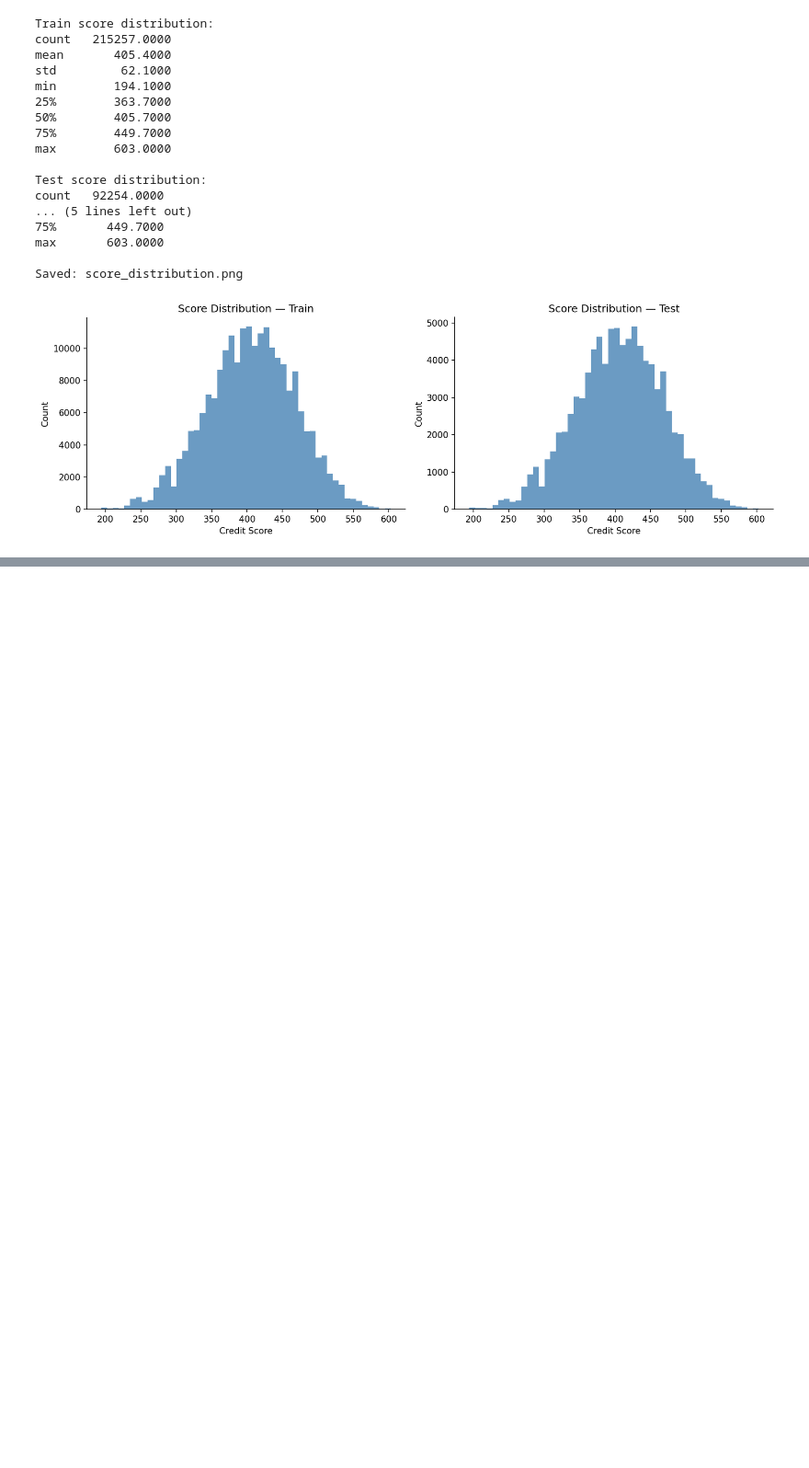
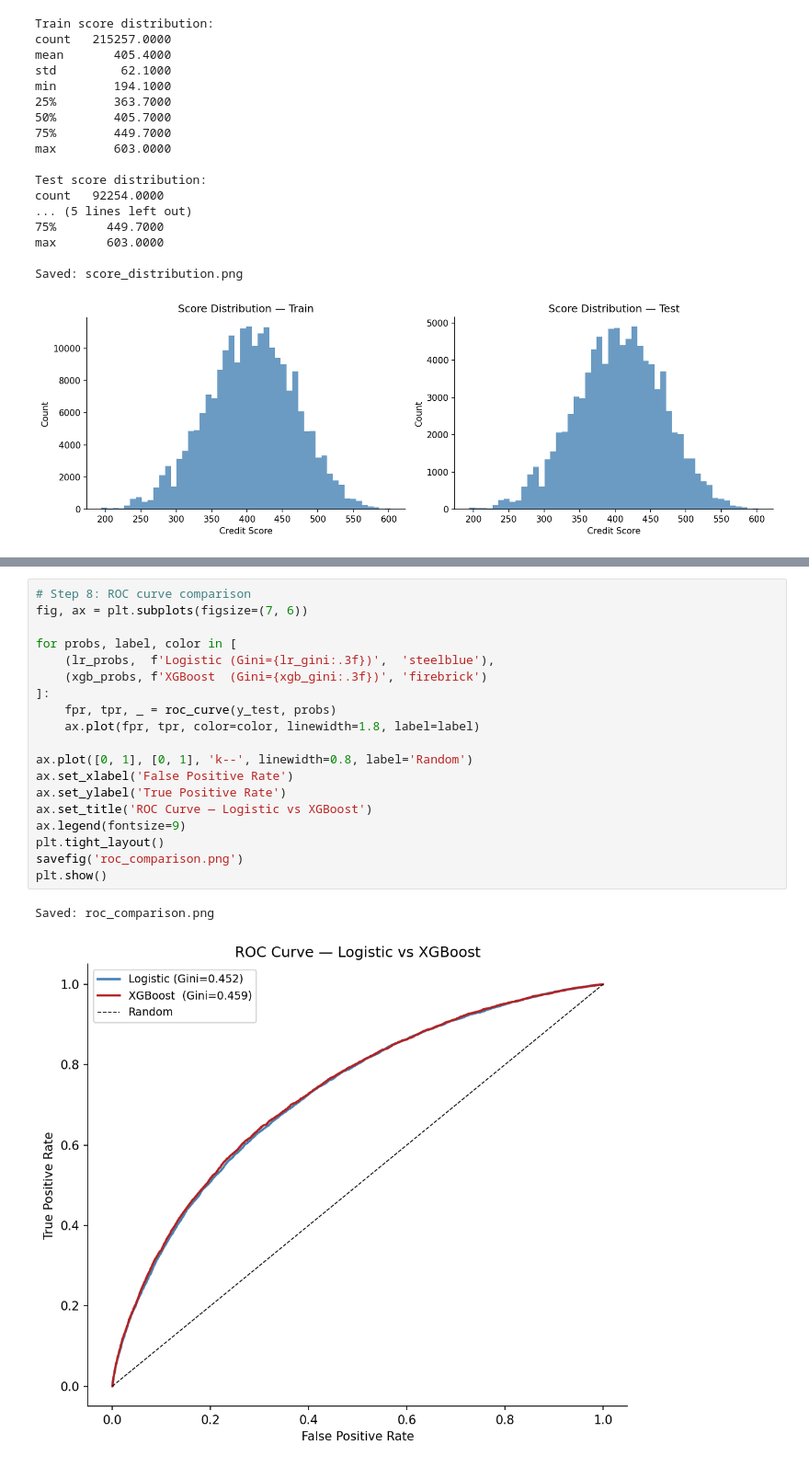
Before and after one commit to imsaichauhan/b1-credit-scoring, a Jupyter notebook: notebooks/main.ipynb, the cells around one changed output, grey strips where cells are left out. Shown at 92% size. Drawn from its saved outputs; the diff is of its cells as text; blank space fills up the shorter version.

```diff
--- a/notebooks/main.ipynb
+++ b/notebooks/main.ipynb
@@ -583,0 +640,22 @@ AttributeError: `best_iteration` is only defined when early stopping is used.
+# %%
+# Step 8: ROC curve comparison
+fig, ax = plt.subplots(figsize=(7, 6))
+
+for probs, label, color in [
+    (lr_probs,  f'Logistic (Gini={lr_gini:.3f})',  'steelblue'),
+    (xgb_probs, f'XGBoost  (Gini={xgb_gini:.3f})', 'firebrick')
+]:
+    fpr, tpr, _ = roc_curve(y_test, probs)
+    ax.plot(fpr, tpr, color=color, linewidth=1.8, label=label)
+
+ax.plot([0, 1], [0, 1], 'k--', linewidth=0.8, label='Random')
+ax.set_xlabel('False Positive Rate')
+ax.set_ylabel('True Positive Rate')
+ax.set_title('ROC Curve — Logistic vs XGBoost')
+ax.legend(fontsize=9)
+plt.tight_layout()
+savefig('roc_comparison.png')
+plt.show()
+# %% [output]
+Saved: roc_comparison.png
+[figure, added]
```
Also changed, not shown: parts of 3 cells of this notebook, 1 other file.
